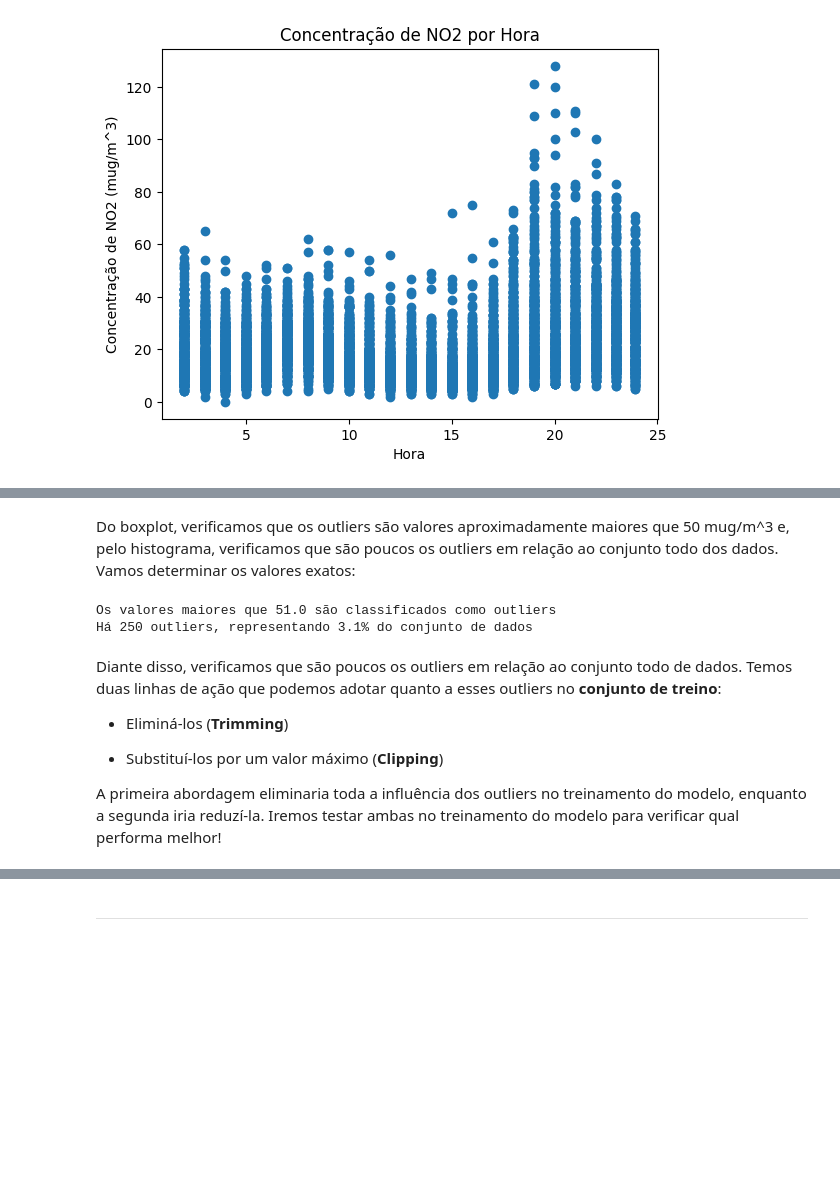
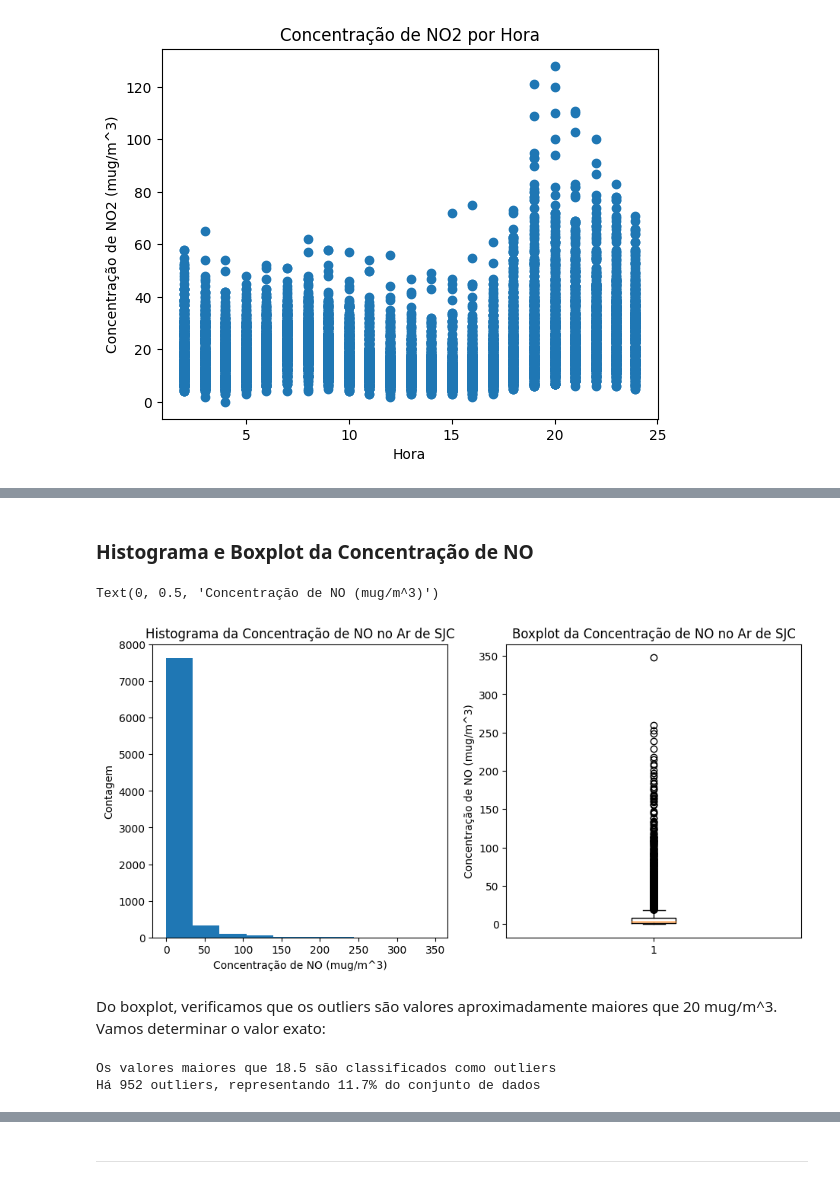
Before and after one commit to Samirnunes/data-science, a Jupyter notebook: NO2_prediction_SJC.ipynb, the cells around one changed output, grey strips where cells are left out. Drawn from its saved outputs; the diff is of its cells as text; code cells hidden in the pictures; blank space fills up the shorter version.

```diff
--- a/NO2_prediction_SJC.ipynb
+++ b/NO2_prediction_SJC.ipynb
@@ -137,26 +122,33 @@ Text(0, 0.5, 'Concentração de NO2 (mug/m^3)')
-# %% [markdown]
-Do boxplot, verificamos que os outliers são valores aproximadamente maiores que 50 mug/m^3 e, pelo histograma, verificamos que são poucos os outliers em relação ao conjunto todo dos dados. Vamos determinar os valores exatos:
-# %%
-data_NO2 = data['Concentração_NO2']
-first_quartile = data_NO2.quantile(0.25)
-third_quartile = data_NO2.quantile(0.75)
-interquartile_ampl = third_quartile - first_quartile
-outlier_threshold = third_quartile + 1.5*interquartile_ampl
-
-data_outliers = data_NO2[data_NO2 > outlier_threshold]
-outlier_count = data_outliers.count()
-outlier_percentage = 100* len(data_outliers)/len(data_NO2)
-
-print(f'Os valores maiores que {outlier_threshold} são classificados como outliers')
-print(f'Há {outlier_count} outliers, representando {round(outlier_percentage,1)}% do conjunto de dados')
-# %% [output]
-Os valores maiores que 51.0 são classificados como outliers
-Há 250 outliers, representando 3.1% do conjunto de dados
-# %% [markdown]
-Diante disso, verificamos que são poucos os outliers em relação ao conjunto todo de dados. Temos duas linhas de ação que podemos adotar quanto a esses outliers no **conjunto de treino**:
-
-- Eliminá-los (**Trimming**)
-
-- Substituí-los por um valor máximo (**Clipping**)
-
-A primeira abordagem eliminaria toda a influência dos outliers no treinamento do modelo, enquanto a segunda iria reduzí-la. Iremos testar ambas no treinamento do modelo para verificar qual performa melhor!
+# %% [markdown]
+### Histograma e Boxplot da Concentração de NO
+# %%
+fig, axs = plt.subplots(1, 2, figsize = (11, 5))
+axs[0].hist(data['Concentração_NO'])
+axs[0].set_title('Histograma da Concentração de NO no Ar de SJC')
+axs[0].set_xlabel('Concentração de NO (mug/m^3)')
+axs[0].set_ylabel('Contagem')
+
+axs[1].boxplot(data['Concentração_NO'])
+axs[1].set_title('Boxplot da Concentração de NO no Ar de SJC')
+axs[1].set_ylabel('Concentração de NO (mug/m^3)')
+# %% [output]
+Text(0, 0.5, 'Concentração de NO (mug/m^3)')
+[figure, added]
+# %% [markdown]
+Do boxplot, verificamos que os outliers são valores aproximadamente maiores que 20 mug/m^3. Vamos determinar o valor exato:
+# %%
+data_NO2 = data['Concentração_NO']
+first_quartile = data_NO2.quantile(0.25)
+third_quartile = data_NO2.quantile(0.75)
+interquartile_ampl = third_quartile - first_quartile
+outlier_threshold = third_quartile + 1.5*interquartile_ampl
+
+data_outliers = data_NO2[data_NO2 > outlier_threshold]
+outlier_count = data_outliers.count()
+outlier_percentage = 100* len(data_outliers)/len(data_NO2)
+
+print(f'Os valores maiores que {outlier_threshold} são classificados como outliers')
+print(f'Há {outlier_count} outliers, representando {round(outlier_percentage,1)}% do conjunto de dados')
+# %% [output]
+Os valores maiores que 18.5 são classificados como outliers
+Há 952 outliers, representando 11.7% do conjunto de dados
```
Also changed, not shown: parts of 10 cells of this notebook.
